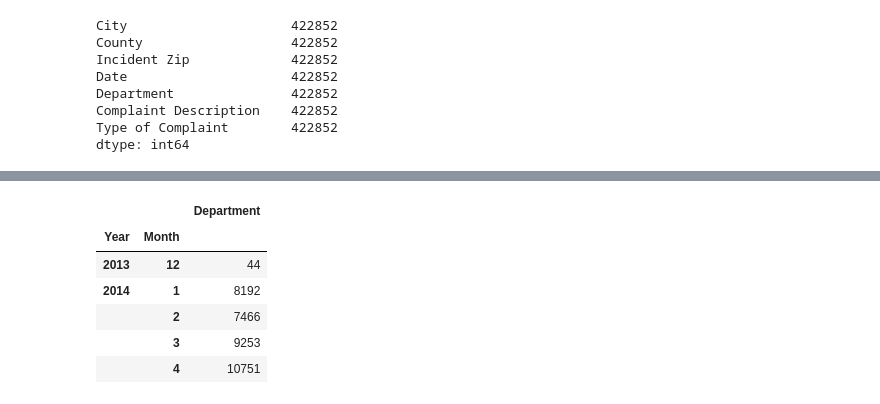
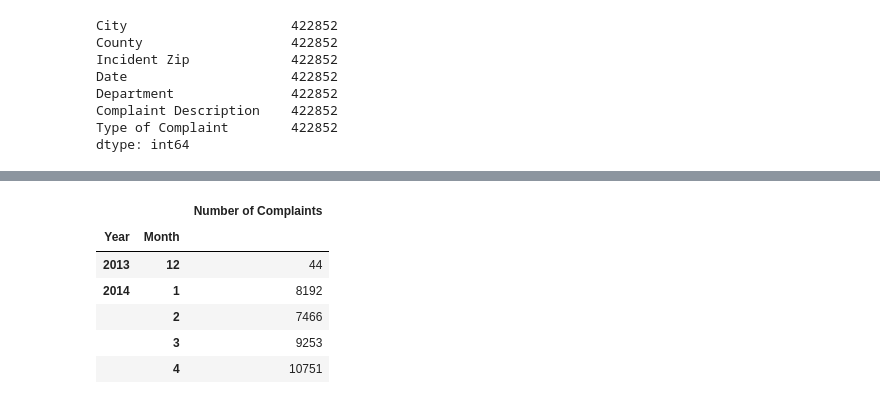
Before and after one commit to mraigosa/Austin_311_analysis, a Jupyter notebook: Datetime_analysis.ipynb, the cells around one changed output, grey strips where cells are left out. Cells and saved outputs as stored; diff of their text form; code cells hidden in the pictures.

```diff
--- a/Datetime_analysis.ipynb
+++ b/Datetime_analysis.ipynb
@@ -129,9 +131,10 @@ new_austin311_df.head()
 # %%
 #Pivot the table to make 'Year' the index and get the counts for Department and Zip.
 austin311_year = new_austin311_df.pivot_table(new_austin311_df, index=['Year','Month'], aggfunc='count')
+austin311_year = austin311_year.rename(columns={"Department":"Number of Complaints"})
 austin311_year.head()
 # %% [output]
-|  |  | Department |
+|  |  | Number of Complaints |
 | Year | Month |  |
 | 2013 | 12 | 44 |
 | 2014 | 1 | 8192 |
```
Also changed, not shown: parts of 8 cells of this notebook, 2 other files.
